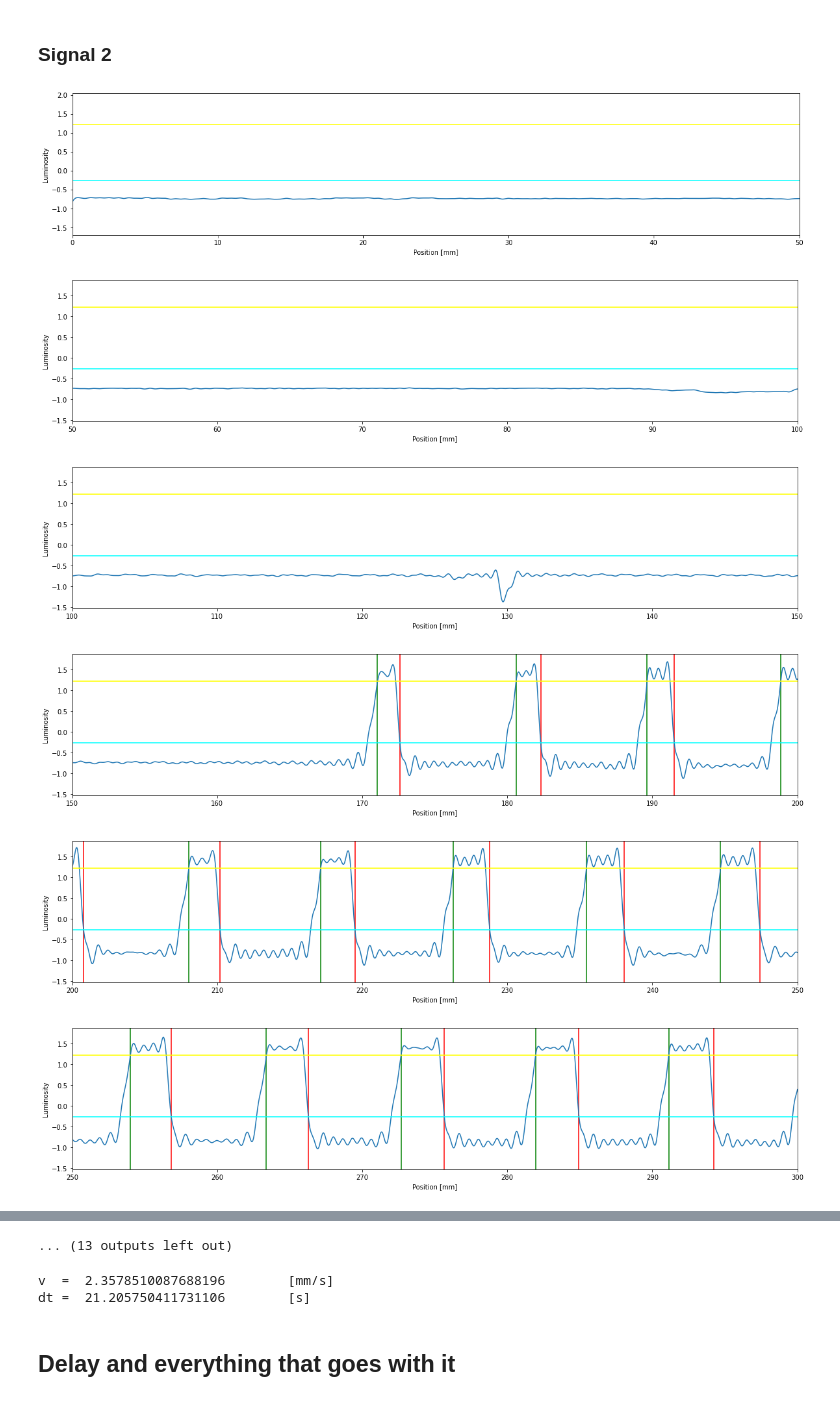
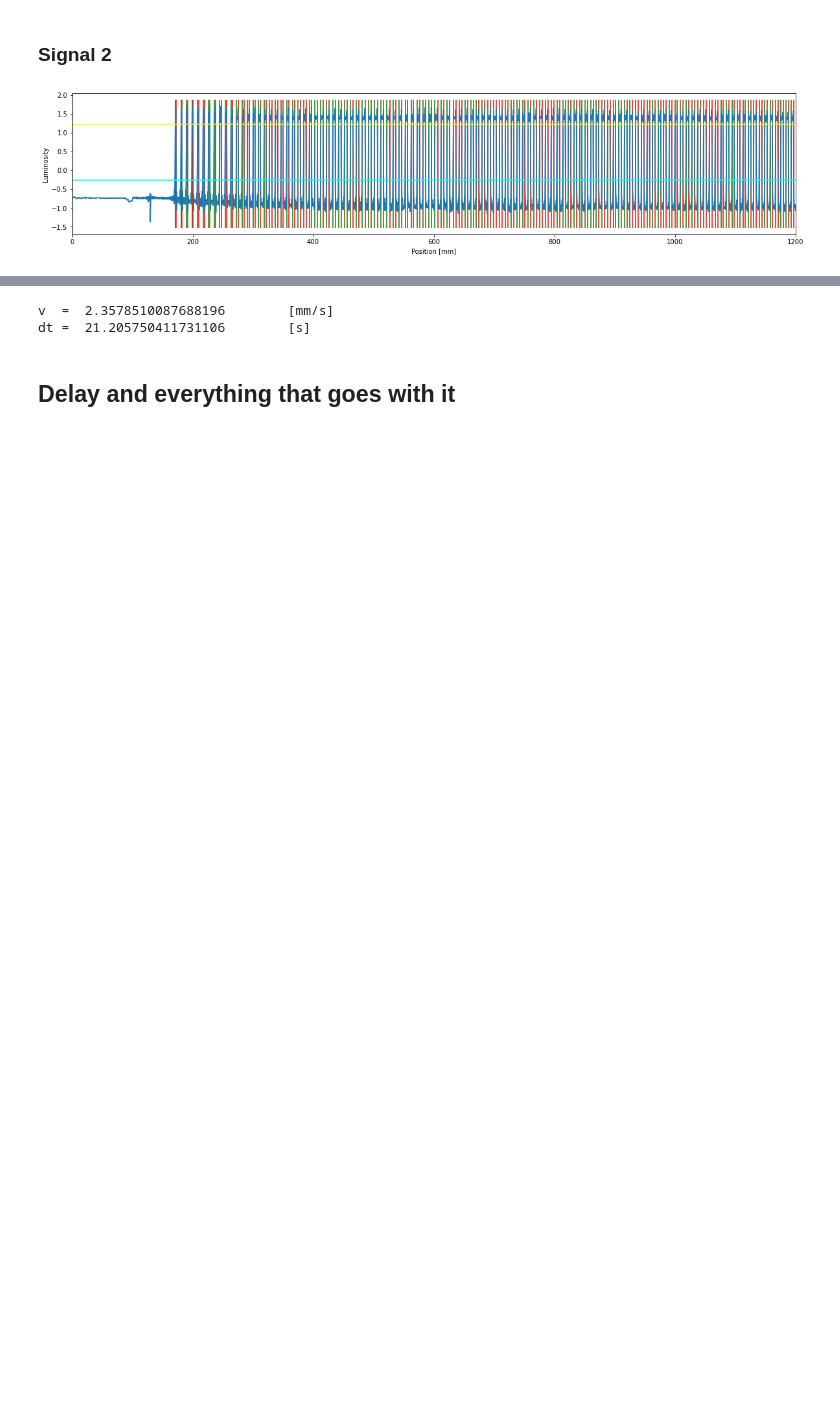
Before and after one commit to AlessandroLovo/T-junction, a Jupyter notebook: Software/Python/Dropsinator/Dropsinator_Rev2.4 .ipynb, the cells around one changed output, grey strips where cells are left out. Drawn from its saved outputs; the diff is of its cells as text; code cells hidden in the pictures; blank space fills up the shorter version.

```diff
--- a/Software/Python/Dropsinator/Dropsinator_Rev2.4 .ipynb
+++ b/Software/Python/Dropsinator/Dropsinator_Rev2.4 .ipynb
@@ -293,15 +283,13 @@ global drop_end_1
 # %% [markdown]
 ### Signal 2
 # %%
-xrange       = 50            # single plot x range [s]
+#****************************************
+xrange = 1200  # single plot x range [s]
+#****************************************
+
 drop_start_2, drop_end_2 = ddt.drop_det(t, sig2_high, thr_low_2, thr_high_2,
                                         xrange=xrange, plot_switch=True)
 global drop_start_2
 global drop_end_2
 # %% [output]
-[figure, old version]
+[figure, new version]
-[figure, removed]
-[figure, removed]
-[figure, removed]
-[figure, removed]
-[figure, removed]
@@ -314,4 +296,3 @@ global drop_end_2
-... (13 outputs left out)
 # %%
 # spannometric estimation of the time interval between the drops, knowing the pumps fluxes and capillary size
 
```
Also changed, not shown: parts of 13 cells of this notebook.
